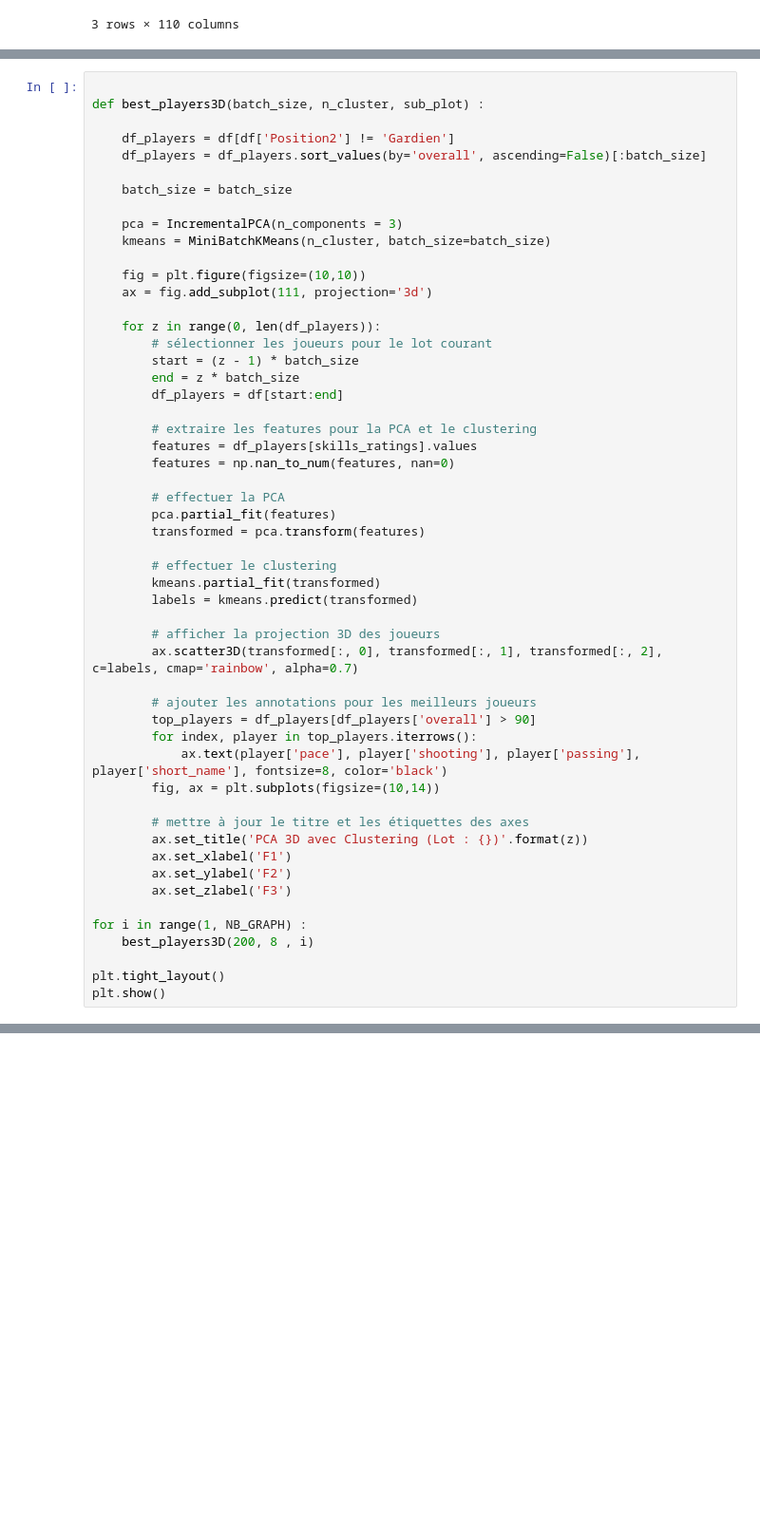
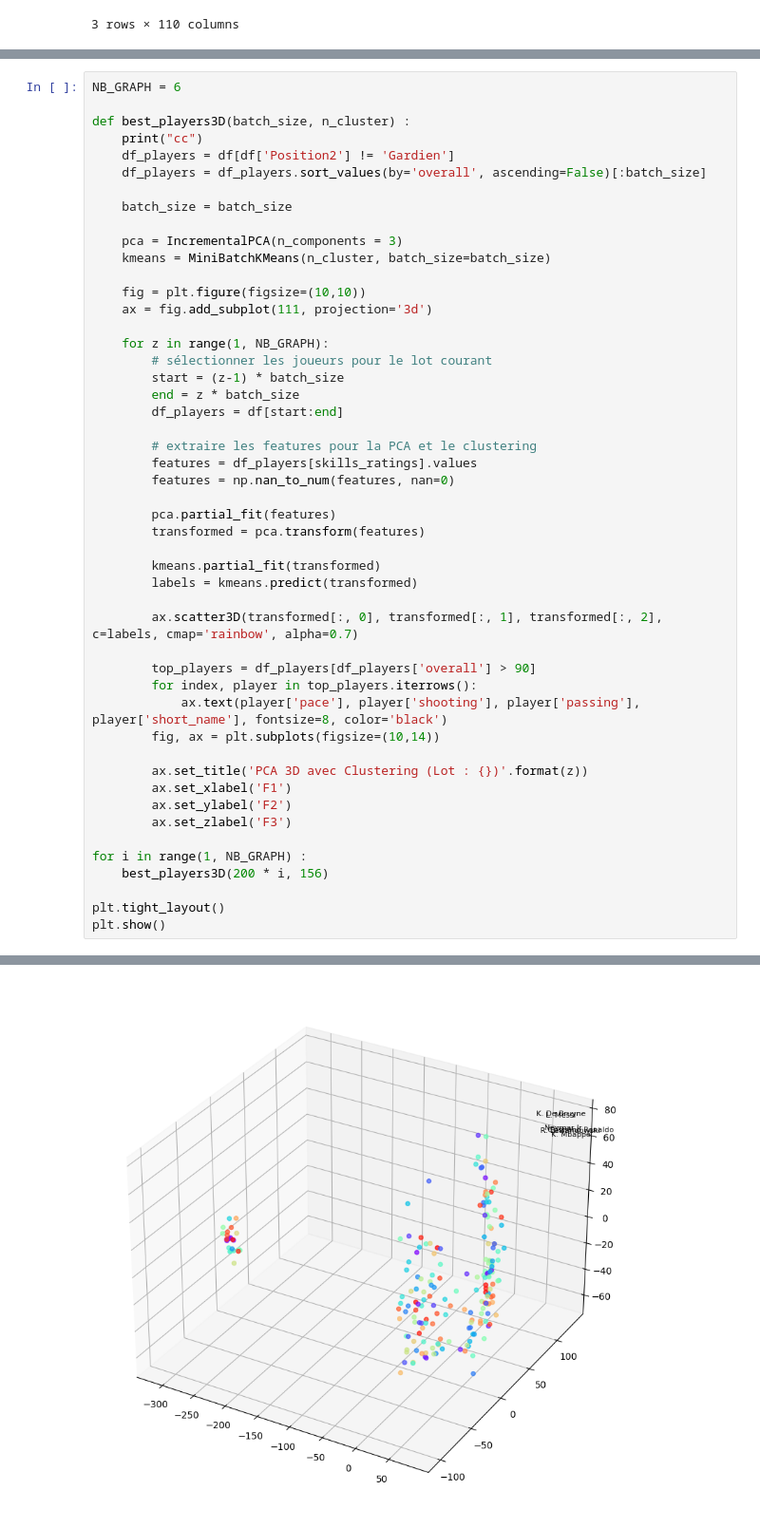
Before and after one commit to gabgabb/IA, a Jupyter notebook: bigData/TP3/FILIOT_Gabriel_TP3.ipynb, the cells around one changed output, grey strips where cells are left out. Shown at 95% size. Cells and saved outputs as stored; diff of their text form; blank space fills up the shorter version.

```diff
--- a/bigData/TP3/FILIOT_Gabriel_TP3.ipynb
+++ b/bigData/TP3/FILIOT_Gabriel_TP3.ipynb
@@ -142,7 +136,8 @@ See the caveats in the documentation: https://pandas.pydata.org/pandas-docs/stab
 # %%
+NB_GRAPH = 6
 
-def best_players3D(batch_size, n_cluster, sub_plot) :
-
+def best_players3D(batch_size, n_cluster) :
+    print("cc")
     df_players = df[df['Position2'] != 'Gardien']
     df_players = df_players.sort_values(by='overall', ascending=False)[:batch_size]
 
@@ -154,9 +149,9 @@ def best_players3D(batch_size, n_cluster, sub_plot) :
     fig = plt.figure(figsize=(10,10))
     ax = fig.add_subplot(111, projection='3d')
 
-    for z in range(0, len(df_players)):
+    for z in range(1, NB_GRAPH):
         # sélectionner les joueurs pour le lot courant
-        start = (z - 1) * batch_size
+        start = (z-1) * batch_size
         end = z * batch_size
         df_players = df[start:end]
 
@@ -164,31 +159,26 @@ def best_players3D(batch_size, n_cluster, sub_plot) :
         features = df_players[skills_ratings].values
         features = np.nan_to_num(features, nan=0)
 
-        # effectuer la PCA
         pca.partial_fit(features)
         transformed = pca.transform(features)
 
-        # effectuer le clustering
         kmeans.partial_fit(transformed)
         labels = kmeans.predict(transformed)
 
-        # afficher la projection 3D des joueurs
         ax.scatter3D(transformed[:, 0], transformed[:, 1], transformed[:, 2], c=labels, cmap='rainbow', alpha=0.7)
 
-        # ajouter les annotations pour les meilleurs joueurs
         top_players = df_players[df_players['overall'] > 90]
         for index, player in top_players.iterrows():
             ax.text(player['pace'], player['shooting'], player['passing'], player['short_name'], fontsize=8, color='black')
         fig, ax = plt.subplots(figsize=(10,14))
 
-        # mettre à jour le titre et les étiquettes des axes
         ax.set_title('PCA 3D avec Clustering (Lot : {})'.format(z))
         ax.set_xlabel('F1')
         ax.set_ylabel('F2')
         ax.set_zlabel('F3')
 
 for i in range(1, NB_GRAPH) :
-    best_players3D(200, 8 , i)
+    best_players3D(200 * i, 156)
 
 plt.tight_layout()
 plt.show()
@@ -196,0 +191 @@ NameError: name 'NB_GRAPH' is not defined
+[figure, added]
```
Also changed, not shown: parts of 3 cells of this notebook, 1 other file.
